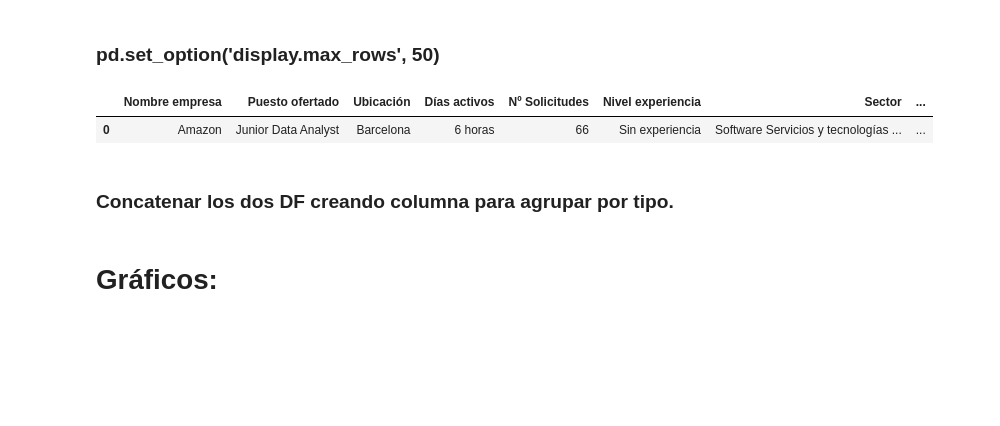
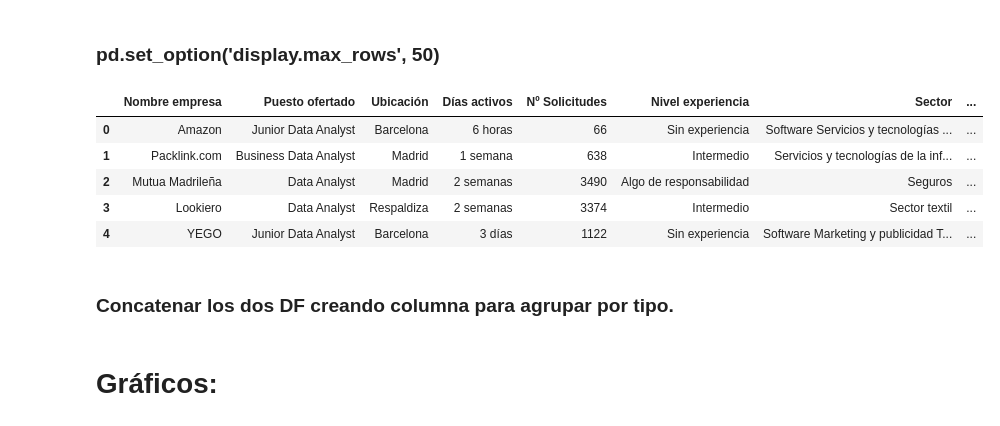
Before and after one commit to cespanac/EDA_DS_Market, a Jupyter notebook: notebooks/Draft-data_analysis_market_research.ipynb, the cells around one changed output. Drawn from its saved outputs; the diff is of its cells as text; code cells hidden in the pictures; blank space fills up the shorter version.

```diff
--- a/Gráficas.ipynb
+++ b/notebooks/Draft-data_analysis_market_research.ipynb
@@ -21,10 +21,14 @@ df_ds = df_ds_or.copy()
 df_da.drop(columns = 'Unnamed: 0', inplace=True)
 df_ds.drop(columns = 'Unnamed: 0', inplace=True)
 # %%
-df_da.head(1)
+df_da.head(5)
 # %% [output]
 |  | Nombre empresa | Puesto ofertado | Ubicación | Días activos | Nº Solicitudes | Nivel experiencia | Sector | ... |
 | 0 | Amazon | Junior Data Analyst | Barcelona | 6 horas | 66 | Sin experiencia | Software Servicios y tecnologías ... | ... |
+| 1 | Packlink.com | Business Data Analyst | Madrid | 1 semana | 638 | Intermedio | Servicios y tecnologías de la inf... | ... |
+| 2 | Mutua Madrileña | Data Analyst | Madrid | 2 semanas | 3490 | Algo de responsabilidad | Seguros | ... |
+| 3 | Lookiero | Data Analyst | Respaldiza | 2 semanas | 3374 | Intermedio | Sector textil | ... |
+| 4 | YEGO | Junior Data Analyst | Barcelona | 3 días | 1122 | Sin experiencia | Software Marketing y publicidad T... | ... |
 # %% [markdown]
 ### Concatenar los dos DF creando columna para agrupar por tipo.
 # %%
```
Also changed, not shown: parts of 6 cells of this notebook, 29 other files.
